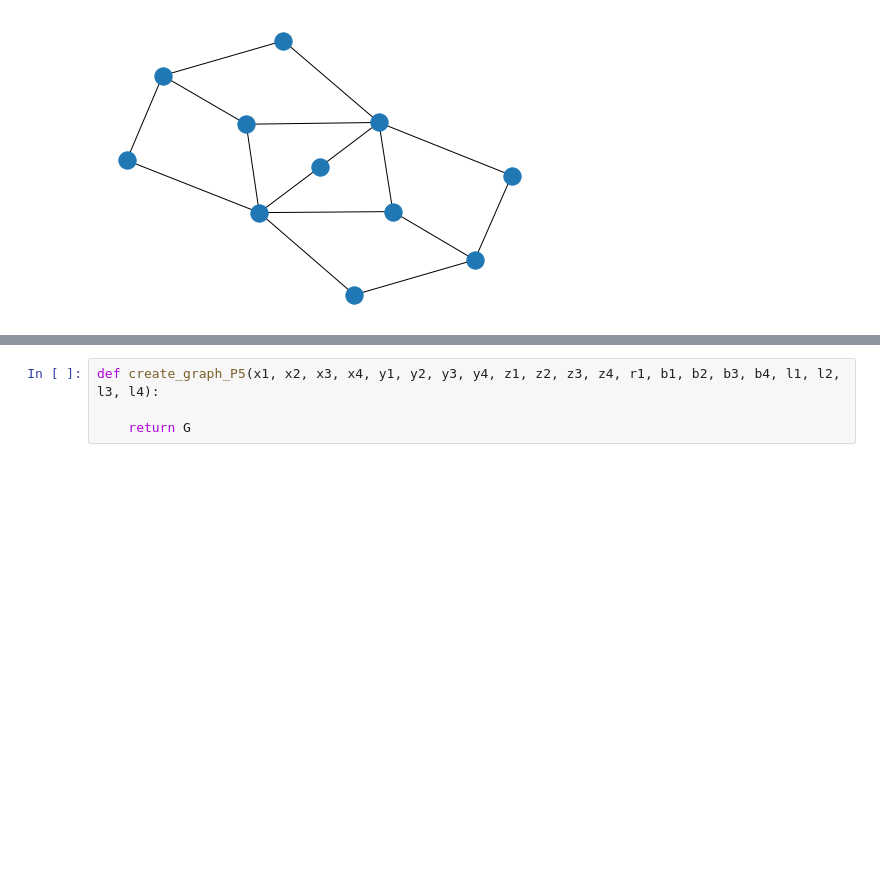
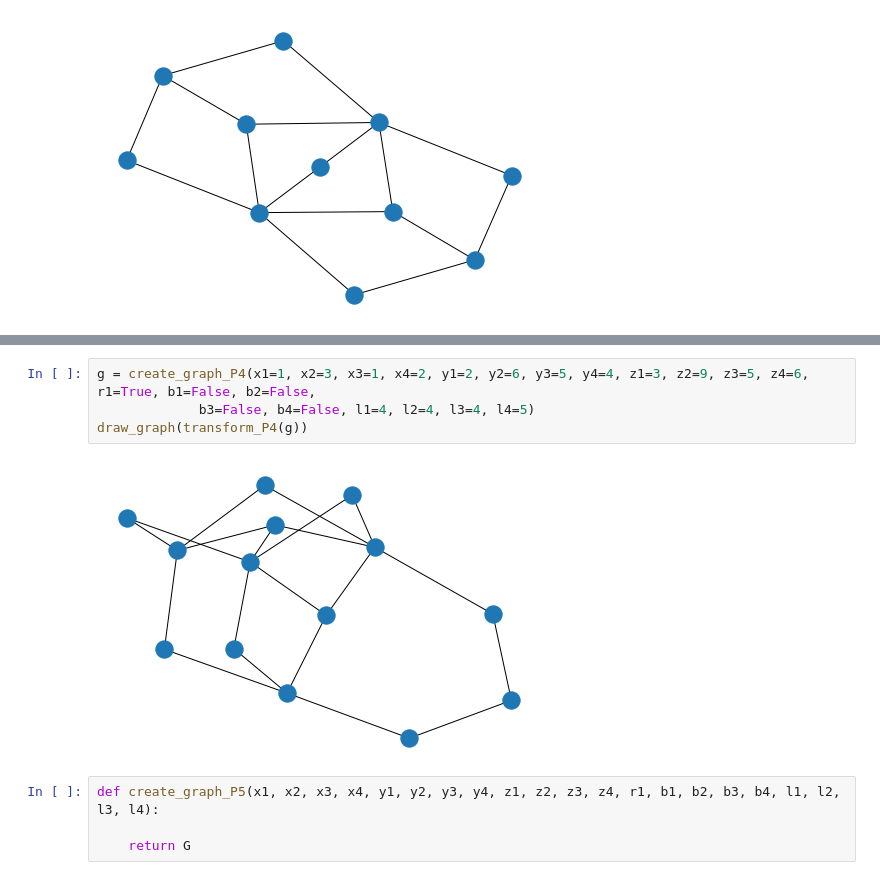
Before and after one commit to aleqsio/Terrain, a Jupyter notebook: Graph_task_transformation.ipynb, the cells around one changed output, grey strips where cells are left out. Saved outputs shown, nothing was run; the diff lists cells and outputs as text; blank space fills up the shorter version.

```diff
--- a/Graph_task_transformation.ipynb
+++ b/Graph_task_transformation.ipynb
@@ -111,3 +199,9 @@ def transform_P4(G):
+# %%
+g = create_graph_P4(x1=1, x2=3, x3=1, x4=2, y1=2, y2=6, y3=5, y4=4, z1=3, z2=9, z3=5, z4=6, r1=True, b1=False, b2=False,
+             b3=False, b4=False, l1=4, l2=4, l3=4, l4=5)
+draw_graph(transform_P4(g))
+# %% [output]
+[figure, added]
 # %%
 def create_graph_P5(x1, x2, x3, x4, y1, y2, y3, y4, z1, z2, z3, z4, r1, b1, b2, b3, b4, l1, l2, l3, l4):
 
```
Also changed, not shown: parts of 5 cells of this notebook.
